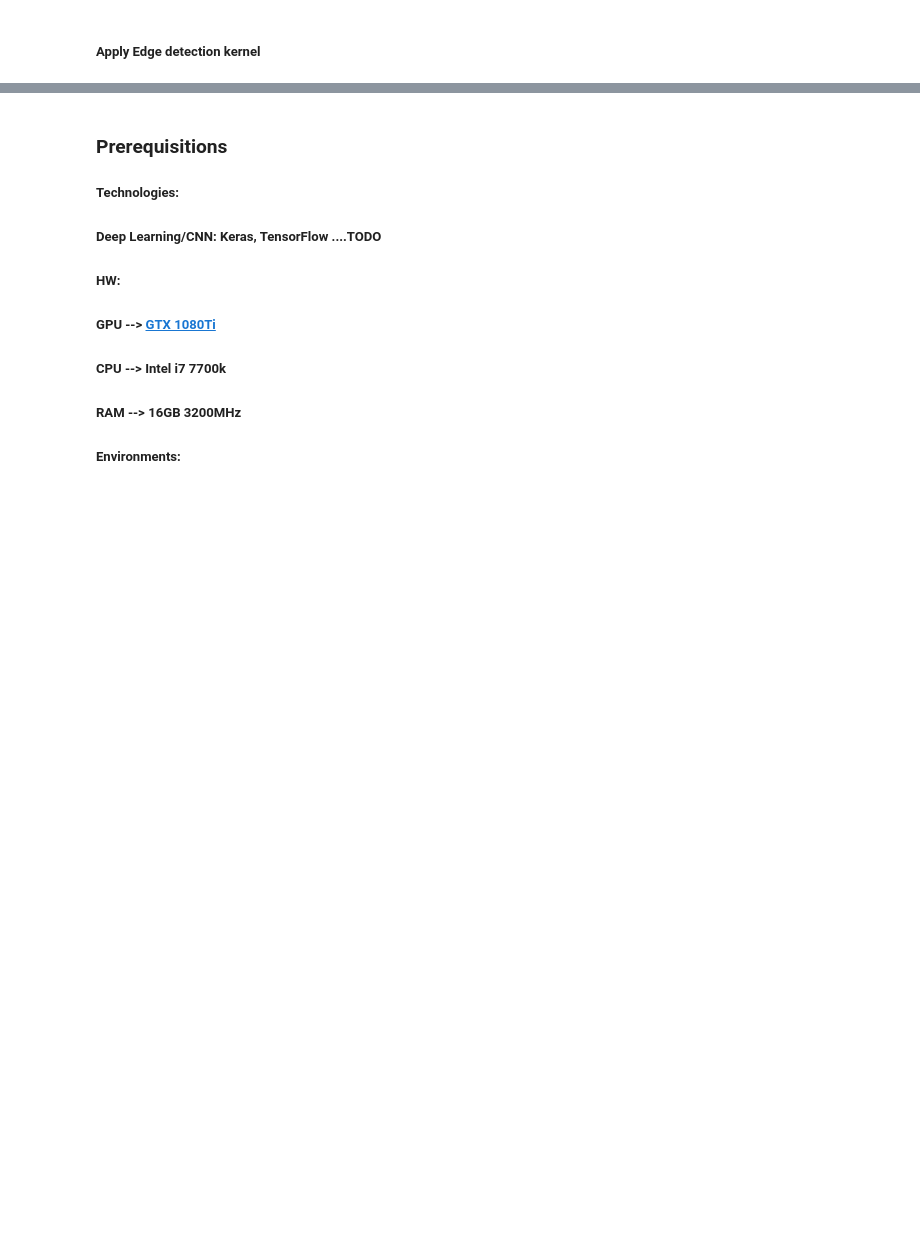
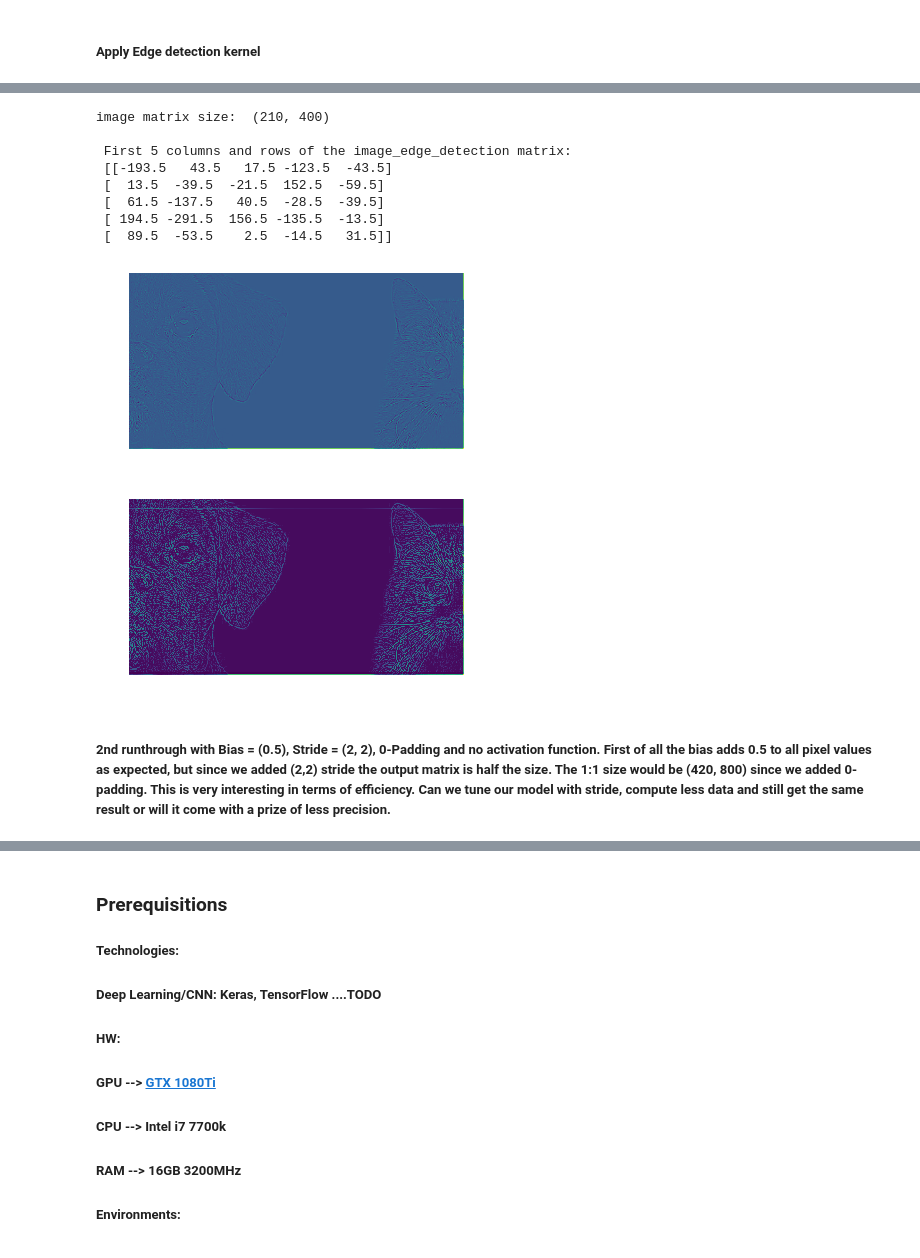
Before and after one commit to 181210/dat158, a Jupyter notebook: Oblig_2/Oblig_2ML.ipynb, the cells around one changed output, grey strips where cells are left out. Cells and saved outputs as stored; diff of their text form; code cells hidden in the pictures; blank space fills up the shorter version.

```diff
--- a/Oblig_2/Oblig_2ML.ipynb
+++ b/Oblig_2/Oblig_2ML.ipynb
@@ -320 +343,17 @@ convoLayer(bias=0.0, strides=(1, 1), padding='valid', relu=False)
+# %%
+# Bias, Stride, Padding type ['valid', 'same'] and activation function ReLu [True, False]
+convoLayer(bias=0.5, strides=(2, 2), padding='same', relu=False)
+# %% [output]
+image matrix size:  (210, 400)
+
+ First 5 columns and rows of the image_edge_detection matrix:
+ [[-193.5   43.5   17.5 -123.5  -43.5]
+ [  13.5  -39.5  -21.5  152.5  -59.5]
+ [  61.5 -137.5   40.5  -28.5  -39.5]
+ [ 194.5 -291.5  156.5 -135.5  -13.5]
+ [  89.5  -53.5    2.5  -14.5   31.5]]
+[figure, added]
+[figure, added]
+# %% [markdown]
+##### 2nd runthrough with Bias = (0.5), Stride = (2, 2), 0-Padding and no activation function. First of all the bias adds 0.5 to all pixel values as expected, but since we added (2,2) stride the output matrix is half the size. The 1:1 size would be (420, 800) since we added 0-padding. This is very interesting in terms of efficiency. Can we tune our model with stride, compute less data and still get the same result or will it come with a prize of less precision.
 # %%
```
Also changed, not shown: parts of 20 cells of this notebook.
